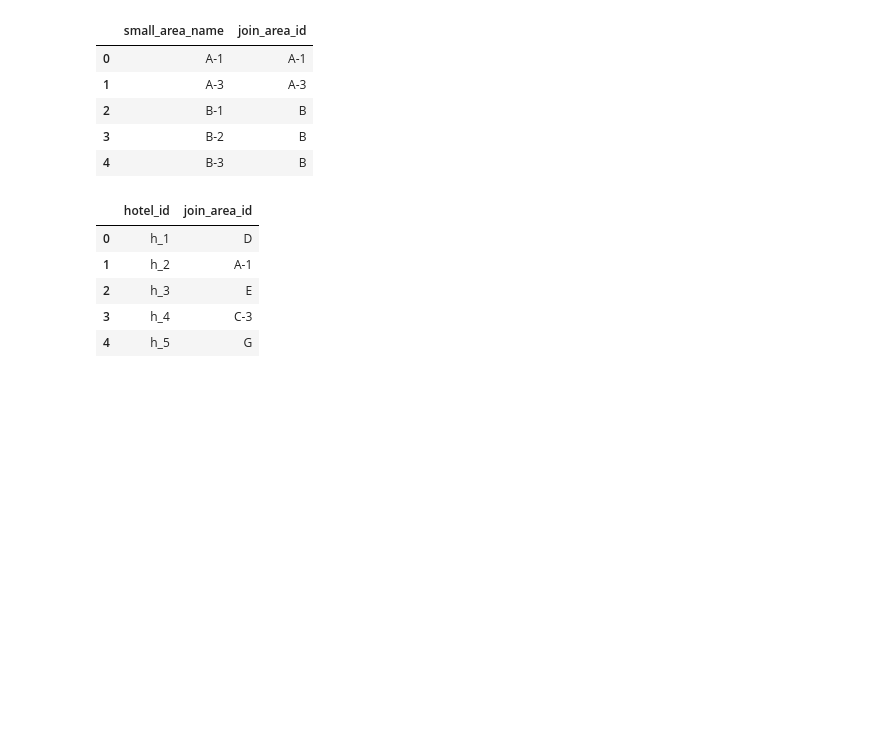
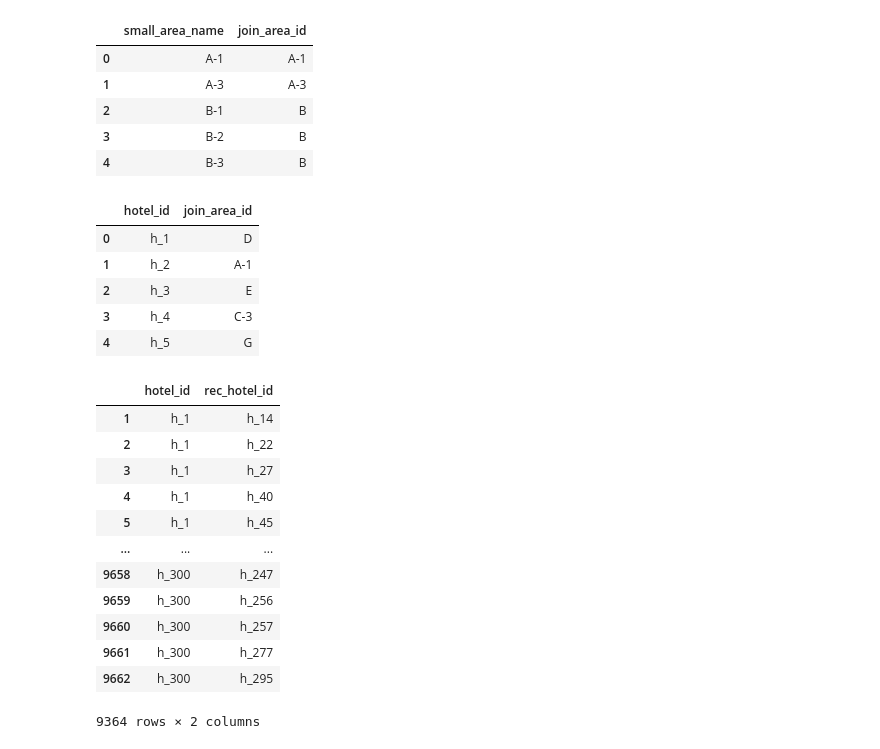
Before and after one commit to shake345/pre_treatment, a Jupyter notebook: pre_treatment.ipynb, the cells around one changed output. Cells and saved outputs as stored; diff of their text form; code cells hidden in the pictures; blank space fills up the shorter version.

```diff
--- a/pre_treatment.ipynb
+++ b/pre_treatment.ipynb
@@ -233,9 +233,9 @@ display(hotel_area_tb.head())
 | 3 | B-2 | B |
 | 4 | B-3 | B |
 # %%
-hotel_merge = pd.merge(hotel_tb, hotel_area_tb, on='small_area_name')
-hotel_merge = hotel_merge[['hotel_id','join_area_id']]
-display(hotel_merge.head())
+base_hotel_mst = pd.merge(hotel_tb, hotel_area_tb, on='small_area_name')
+base_hotel_mst = base_hotel_mst[['hotel_id','join_area_id']]
+display(base_hotel_mst.head())
 # %% [output]
 |  | hotel_id | join_area_id |
 | 0 | h_1 | D |
@@ -245,7 +245,26 @@ display(hotel_merge.head())
 | 4 | h_5 | G |
 # %%
 recommend_hotel_mst = pd.concat([
-
+    # join_area_idをsmall_area_nameとしたマスタテーブル
     hotel_tb[['small_area_name','hotel_id']].rename(columns={'small_area_name': 'join_area_id'}, inplace=False),
+    # join_area_idをbig_area_nameとしたマスタテーブル,
     hotel_tb[['big_area_name','hotel_id']].rename(columns={'big_area_name': 'join_area_id'}, inplace=False)
 ])
+
+recommend_hotel_mst.rename(columns={'hotel_id': 'rec_hotel_id'}, inplace=True)
+
+pd.merge(base_hotel_mst, recommend_hotel_mst, on='join_area_id').loc[:, ['hotel_id', 'rec_hotel_id']].query('hotel_id != rec_hotel_id')
+# %% [output]
+|  | hotel_id | rec_hotel_id |
+| 1 | h_1 | h_14 |
+| 2 | h_1 | h_22 |
+| 3 | h_1 | h_27 |
+| 4 | h_1 | h_40 |
+| 5 | h_1 | h_45 |
+| ... | ... | ... |
+| 9658 | h_300 | h_247 |
+| 9659 | h_300 | h_256 |
+| 9660 | h_300 | h_257 |
+| 9661 | h_300 | h_277 |
+| 9662 | h_300 | h_295 |
+9364 rows × 2 columns
```
Also changed, not shown: parts of 4 cells of this notebook.
